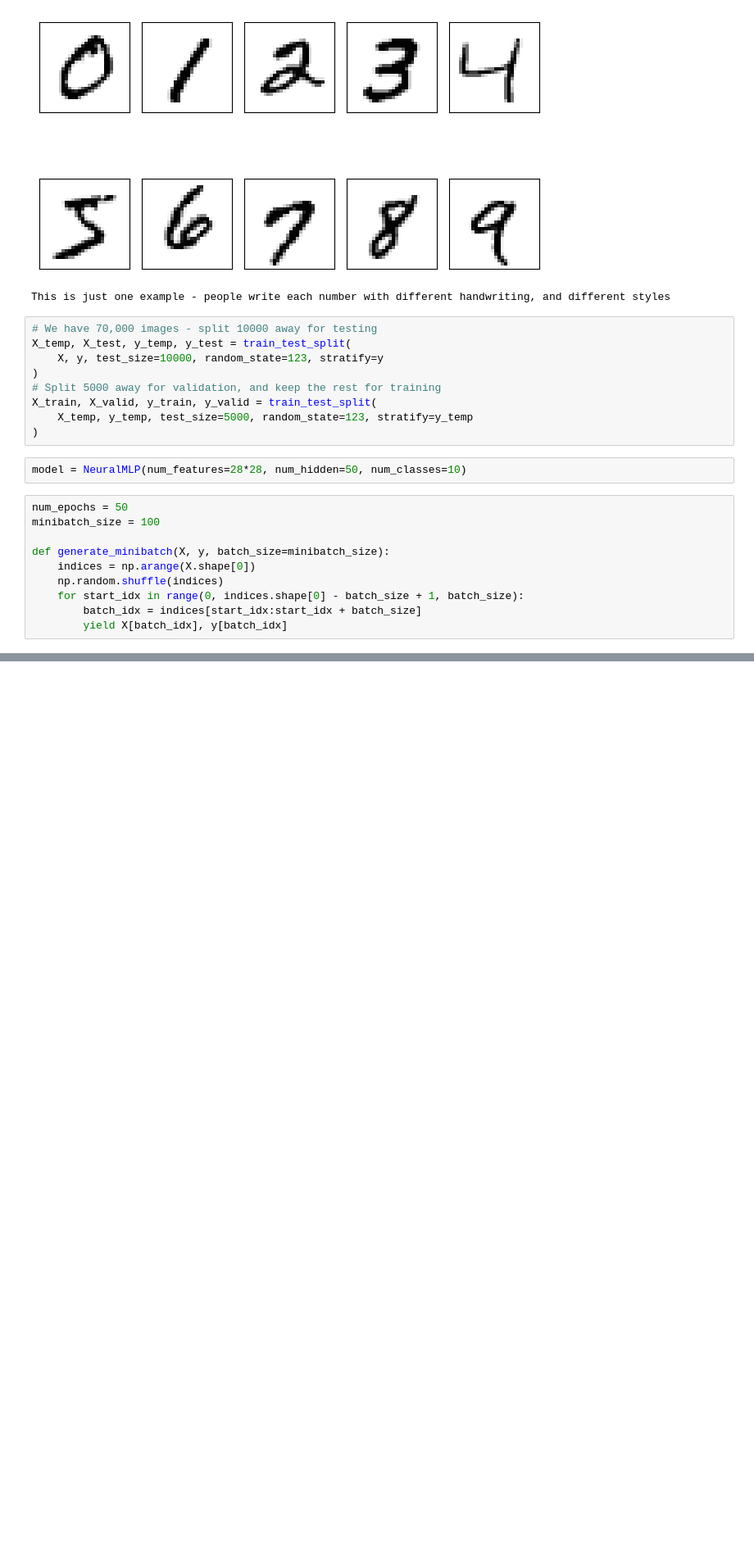
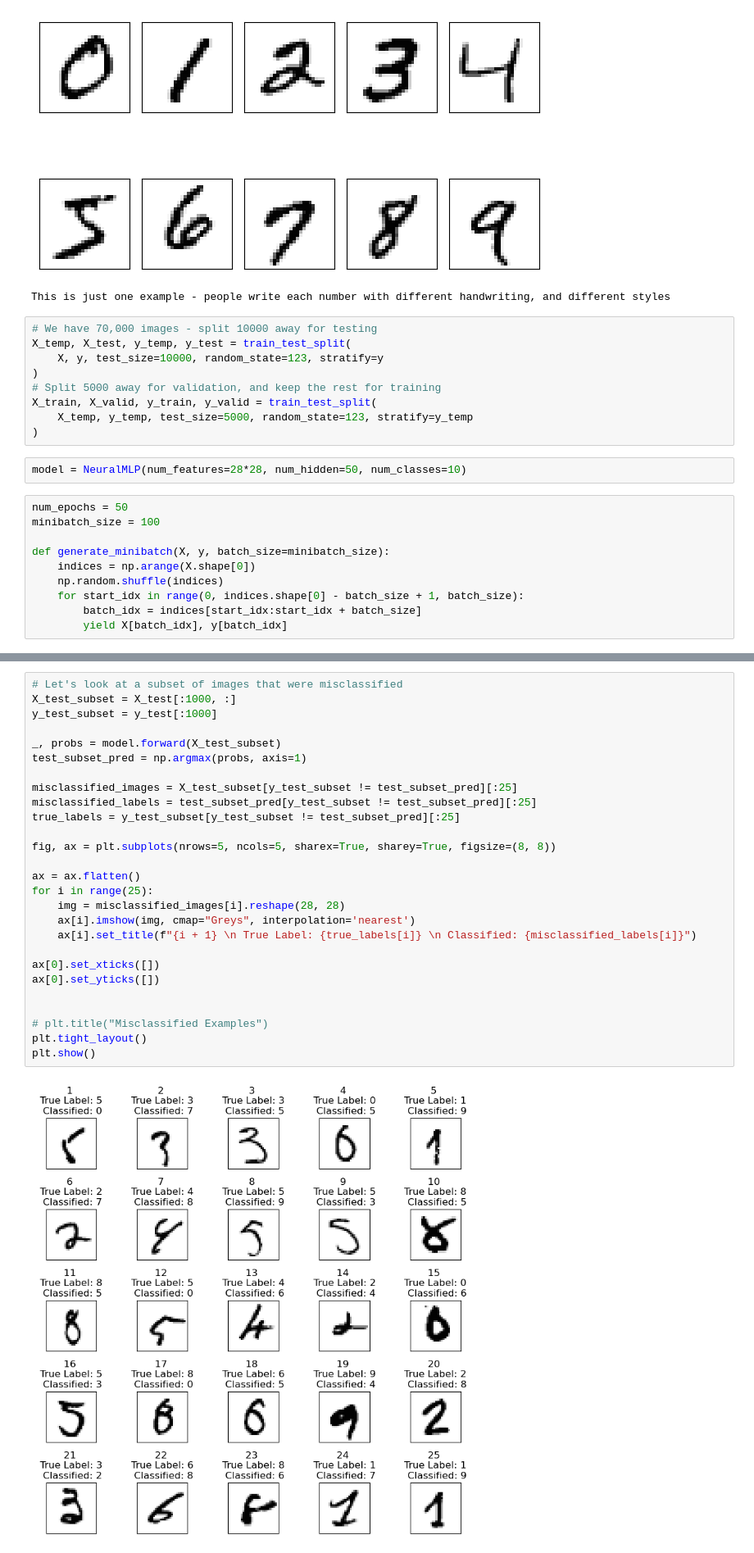
Before and after one commit to sadityag/Machine_Learning_Sebastian_Raschka, a Jupyter notebook: Neural_Networks/MLP/MNIST_MLP.ipynb, the cells around one changed output, grey strips where cells are left out. Shown at 82% size. Drawn from its saved outputs; the diff is of its cells as text; blank space fills up the shorter version.

```diff
--- a/Neural_Networks/MLP/MNIST_MLP.ipynb
+++ b/Neural_Networks/MLP/MNIST_MLP.ipynb
@@ -62,0 +164,29 @@ def mse(targets, probs, n_labels=10):
+# %%
+# Let's look at a subset of images that were misclassified
+X_test_subset = X_test[:1000, :]
+y_test_subset = y_test[:1000]
+
+_, probs = model.forward(X_test_subset)
+test_subset_pred = np.argmax(probs, axis=1)
+
+misclassified_images = X_test_subset[y_test_subset != test_subset_pred][:25]
+misclassified_labels = test_subset_pred[y_test_subset != test_subset_pred][:25]
+true_labels = y_test_subset[y_test_subset != test_subset_pred][:25]
+
+fig, ax = plt.subplots(nrows=5, ncols=5, sharex=True, sharey=True, figsize=(8, 8))
+
+ax = ax.flatten()
+for i in range(25):
+    img = misclassified_images[i].reshape(28, 28)
+    ax[i].imshow(img, cmap="Greys", interpolation='nearest')
+    ax[i].set_title(f"{i + 1} \n True Label: {true_labels[i]} \n Classified: {misclassified_labels[i]}")
+
+ax[0].set_xticks([])
+ax[0].set_yticks([])
+
+
+# plt.title("Misclassified Examples")
+plt.tight_layout()
+plt.show()
+# %% [output]
+[figure, added]
```
Also changed, not shown: parts of 8 cells of this notebook, 2 other files.
